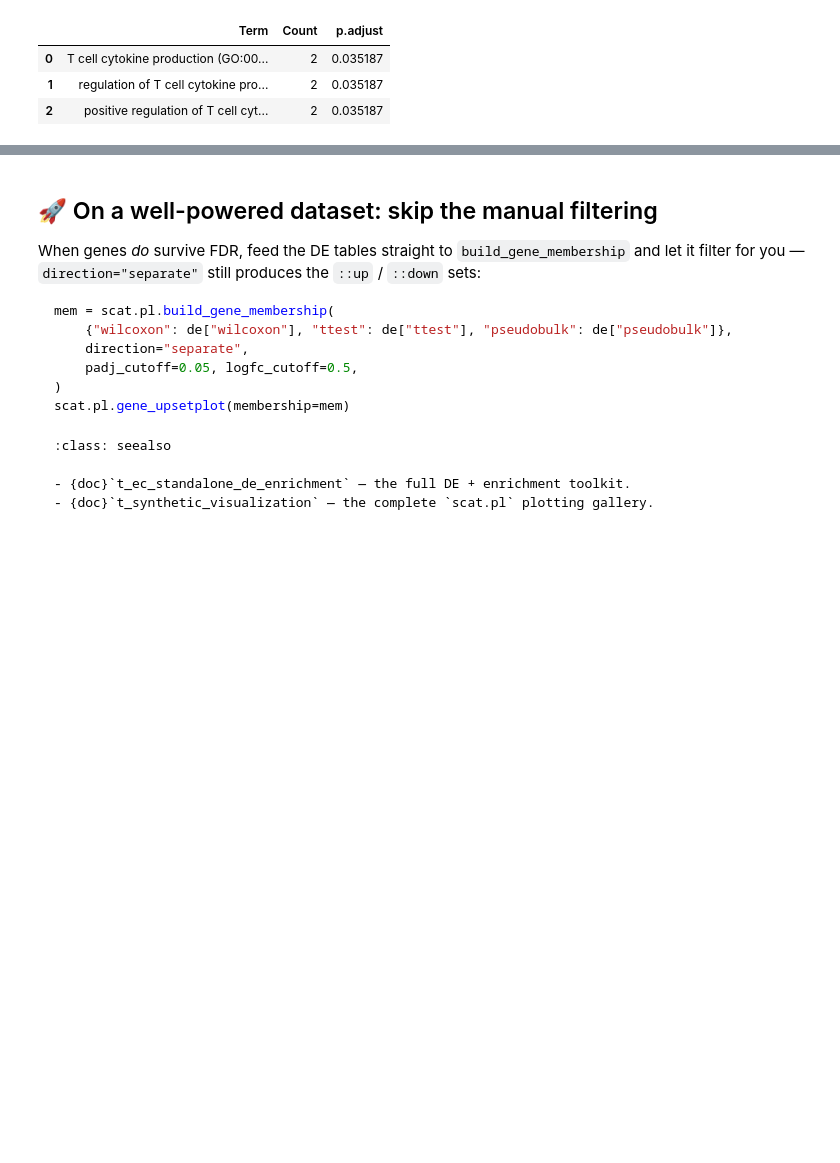
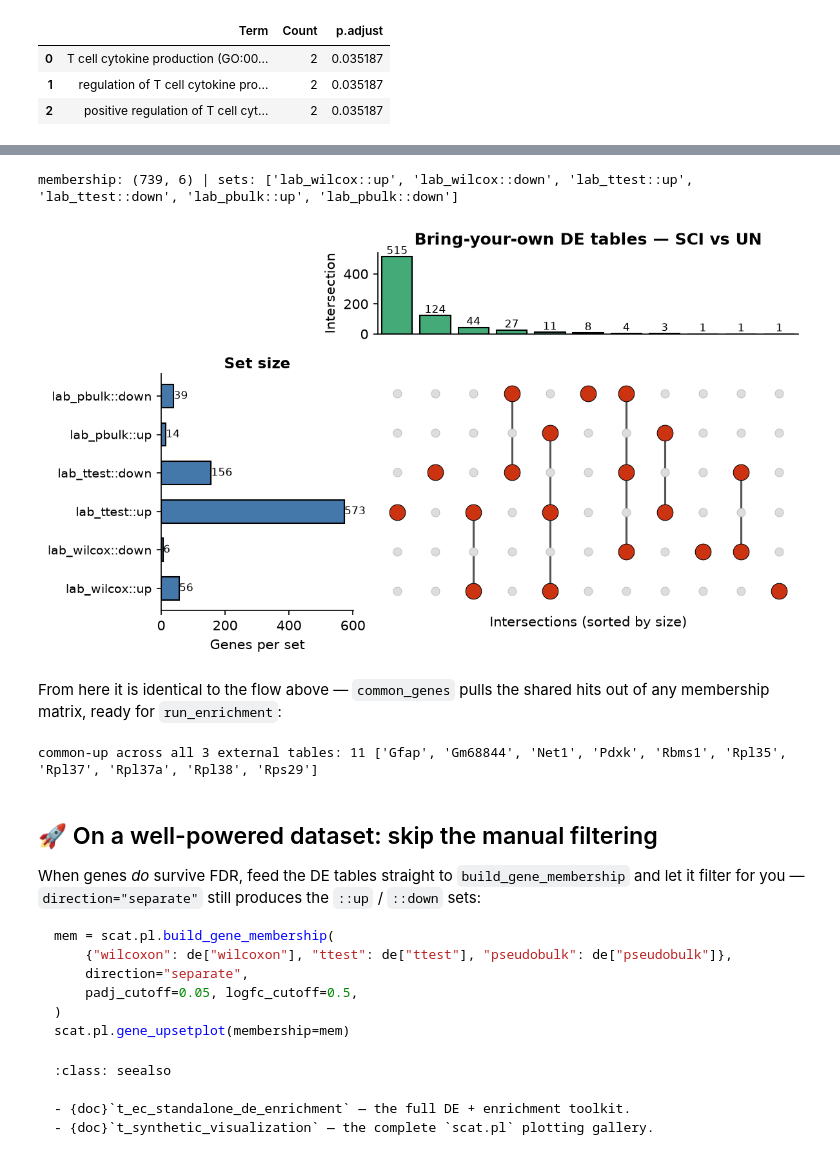
Before and after one commit to leelieber2025/scATrans, a Jupyter notebook: docs/tutorials/t_ec_gene_upset.ipynb, the cells around one changed output, grey strips where cells are left out. Saved outputs shown, nothing was run; the diff lists cells and outputs as text; code cells hidden in the pictures; blank space fills up the shorter version.

```diff
--- a/docs/tutorials/t_ec_gene_upset.ipynb
+++ b/docs/tutorials/t_ec_gene_upset.ipynb
@@ -217,0 +230,14 @@ enr_down[["Term", "Count", "p.adjust"]].head(8)
+# %%
+# Pretend these came from outside scATrans: gene-indexed tables with a
+# source-specific column name (Seurat's avg_log2FC) and a nominal p-value.
+def as_external(df):
+    ext = df[["logFC", "p_val"]].rename(columns={"logFC": "avg_log2FC"})
+    ext.index.name = "gene"
+    return ext
+
+external = {
+    "lab_wilcox": as_external(de["wilcoxon"]),
+    "lab_ttest":  as_external(de["ttest"]),
+    "lab_pbulk":  as_external(de["pseudobulk"]),
+}
+external["lab_wilcox"].head()
@@ -218,3 +260,34 @@ enr_down[["Term", "Count", "p.adjust"]].head(8)
+# %%
+# Map each source's column names onto what build_gene_membership expects.
+# (If your export has adjusted p-values, also add {"p_val_adj": "p_adj"} and
+#  pass padj_cutoff= instead of pval_cutoff=.)
+rename_map = {"avg_log2FC": "logFC"}
+tidy = {name: df.rename(columns=rename_map) for name, df in external.items()}
+
+mem_byo = scat.pl.build_gene_membership(
+    tidy,
+    direction="separate",
+    pval_cutoff=0.05,   # these exports carry only nominal p; use padj_cutoff if you have p_adj
+    logfc_cutoff=0.5,
+)
+print("membership:", mem_byo.shape, "| sets:", list(mem_byo.columns))
+
+fig, ax = scat.pl.gene_upsetplot(
+    membership=mem_byo,
+    title="Bring-your-own DE tables — SCI vs UN",
+    min_subset_size=1,
+)
+# %% [output]
+membership: (739, 6) | sets: ['lab_wilcox::up', 'lab_wilcox::down', 'lab_ttest::up', 'lab_ttest::down', 'lab_pbulk::up', 'lab_pbulk::down']
+[figure, added]
+# %% [markdown]
+From here it is identical to the flow above — `common_genes` pulls the shared
+hits out of any membership matrix, ready for `run_enrichment`:
+# %%
+byo_up = scat.pl.common_genes(mem_byo, direction="up")   # up in ALL 3 tables
+print("common-up across all 3 external tables:", len(byo_up), byo_up[:10])
+# %% [output]
+common-up across all 3 external tables: 11 ['Gfap', 'Gm68844', 'Net1', 'Pdxk', 'Rbms1', 'Rpl35', 'Rpl37', 'Rpl37a', 'Rpl38', 'Rps29']
 # %% [markdown]
 ## 🚀 On a well-powered dataset: skip the manual filtering
 
```
Also changed, not shown: parts of 3 cells of this notebook.
